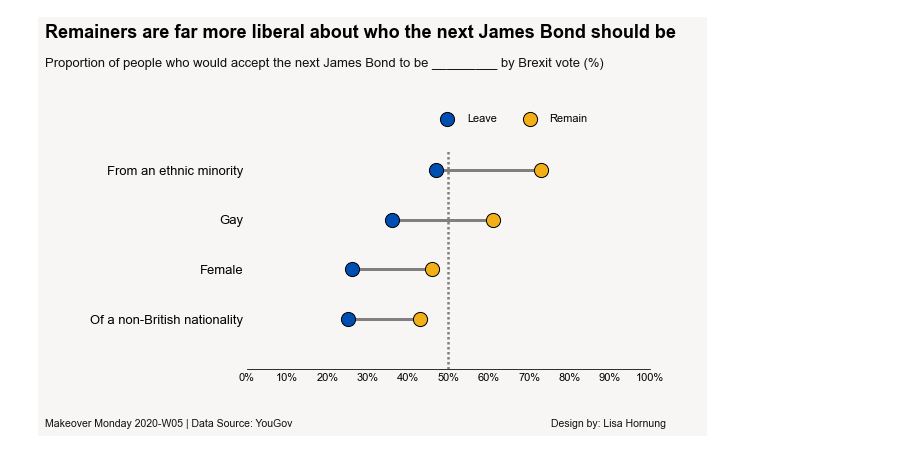
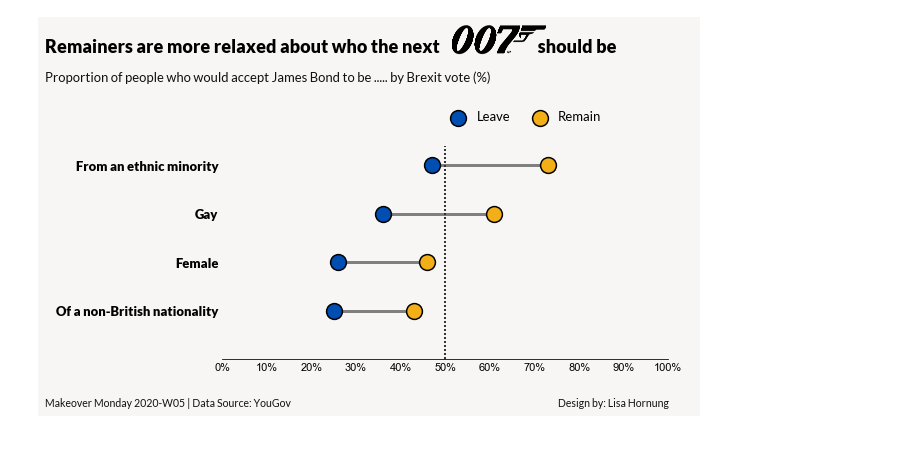
Before and after one commit to Lisa-Ho/makeover-monday, a Jupyter notebook: 2020-W05/MakeoverMonday2020W05.ipynb, the cells around one changed output. Drawn from its saved outputs; the diff is of its cells as text; code cells hidden in the pictures.

Commit message:
experimented with adding images to plots and added 007 logo to title

```diff
--- a/2020-W05/MakeoverMonday2020W05.ipynb
+++ b/2020-W05/MakeoverMonday2020W05.ipynb
@@ -11,20 +13,27 @@ df = pd.read_excel("Week5Bond.xlsx")
 df = df[df["Response"]=="Acceptable"].reset_index(drop=True)
 # %%
 # =========
+#colors and font styles
+colors = {"Remain": "#F3AF17", "Leave": "#014EB2"}
+highlight_font = font_manager.FontProperties(fname='C:\\WINDOWS\\Fonts\\007 GoldenEye.ttf')
+title_font = font_manager.FontProperties(fname='C:\\WINDOWS\\Fonts\\Lato-Black.ttf')
+label_font = font_manager.FontProperties(fname='C:\\WINDOWS\\Fonts\\Lato-Regular.ttf')
+
+# =========
 # Initialise Figure and define layout
-fig, ax = plt.subplots(figsize=(7,4))
+fig, ax = plt.subplots(figsize=(9,4))
 fig.set_facecolor("#f7f6f4")
 
-colors = {"Remain": "#F3AF17", "Leave": "#014EB2"}
+#make plot area transparent
+plt.subplots_adjust(left=0.01, bottom=0, right=0.9, top=0.80, wspace=None, hspace=None)
+plt.gca().patch.set_alpha(0)
 
 #remove grid
 for pos in ['right', 'top',  'left']:
-    plt.gca().spines[pos].set_visible(False)
+    ax.spines[pos].set_visible(False)
 
-#make plot area transparent
-plt.gca().patch.set_alpha(0)
-
-plt.subplots_adjust(left=0.1, bottom=0, right=0.9, top=0.80, wspace=None, hspace=None)
+# ===========
+# plot data
 
 # sort data by Remain values
 df = df.sort_values(by="Remain", ascending=True)
@@ -32,52 +41,59 @@ my_range=range(1,len(df.index)+1)
 
 
 # The horizontal plot is made using the hline function
 plt.hlines(y=my_range, xmin=df['Leave'], xmax=df['Remain'],linewidth=3, color='grey', alpha=1, zorder=2)
-plt.scatter(df['Leave'], my_range, s=200, color=colors["Leave"],linewidth=1, edgecolors='black',
+plt.scatter(df['Leave'], my_range, s=250, color=colors["Leave"],linewidth=1.5, edgecolors='black',
             alpha=1 , label='Leave', zorder=3)
-plt.scatter(df['Remain'], my_range, s=200, color=colors["Remain"], linewidth=1, edgecolors='black',
+plt.scatter(df['Remain'], my_range, s=250, color=colors["Remain"], linewidth=1.5, edgecolors='black',
             alpha=1, label='Remain', zorder=3)
 
+#==========
+#annotation
+plt.hlines(y=my_range, xmin=df['Leave'], xmax=df['Remain'],linewidth=3, color='grey', alpha=1, zorder=1)
+plt.plot([50, 50], [0,4.4],linestyle= (0,(1, 1)), linewidth=2, color='#333333')
 
-#annotation
-plt.hlines(y=my_range, xmin=df['Leave'], xmax=df['Remain'],linewidth=3, color='grey', alpha=1, zorder=2)
-
-plt.plot([50, 50], [0,4.4],linestyle= (0,(1, 1)), linewidth=2.5, color='grey')
-#
+# ==========
 #y-axis
 plt.tick_params(axis='both', length = 0, color = "#444444")
-plt.tick_params(axis='y', labelsize=13)
 plt.gca().set_ylim(ymin=0)
-plt.yticks(my_range, df['Category'], fontfamily='Arial')
+plt.yticks(my_range, df['Category'], fontproperties=title_font, fontsize=13)
 
 #x-axis
 plt.xticks(np.arange(0,110,10), fontfamily='Arial')
 plt.tick_params(axis='x', labelsize=11)
 plt.gca().set_xlim(xmin=0, xmax=100)
-ax.xaxis.set_major_formatter(mpl.ticker.FuncFormatter(lambda x, pos: '{:,.0f}%'.format(x)))
+plt.gca().xaxis.set_major_formatter(mpl.ticker.FuncFormatter(lambda x, pos: '{:,.0f}%'.format(x)))
 
+# ==========
 #legend
-L = ax.legend(ncol=2, frameon=False, loc='upper right',bbox_to_anchor=(0.87,1.15), fontsize=11)
-plt.setp(L.texts, family='Arial')
+L = ax.legend(ncol=2, frameon=False, loc='upper right',bbox_to_anchor=(0.87,1.15))
+plt.setp(L.texts, fontfamily="Lato", fontsize=13)
 
 
-# Add title
-plt.figtext(-0.3,1.15,'Remainers are far more liberal about who the next James Bond should be',
-         fontsize = 18, weight = 'bold', fontfamily='Arial', color='black')
-plt.figtext(-0.3,1.05, "Proportion of people who would accept the next James Bond to be _________ by Brexit vote (%)",
-            fontsize=13, ha='left',  color="#111111", fontfamily="Arial")
+# ==========
+# Title and footer
+plt.figtext(0,1.15,'Remainers are more relaxed about who the next                            should be',
+         fontsize = 18, weight = 'bold', fontproperties=title_font, color='black')
+plt.figtext(0,1.05, "Proportion of people who would accept James Bond to be ..... by Brexit vote (%)",
+            fontsize=13, ha='left',  color="#111111", fontfamily="Lato")
+
+# add logo
+newax = fig.add_axes([0.625,1.1,0.15,0.15], anchor='NE', zorder=1)
+newax.imshow(im)
+newax.axis('off')
 
 #footer
-plt.figtext(-0.3,-0.2, "Makeover Monday 2020-W05 | Data Source: YouGov", fontsize=10.5,
-            ha='left', color="#111111", fontfamily="Arial")
-plt.figtext(1.0,-0.2, "Design by: Lisa Hornung            ",
-            fontsize=10.5, ha='right', color="#111111", fontfamily="Arial")
+plt.figtext(0,-0.08, "Makeover Monday 2020-W05 | Data Source: YouGov", fontsize=10.5,
+            ha='left', color="#111111", fontfamily="Lato")
+plt.figtext(1.0,-0.08, "Design by: Lisa Hornung            ",
+            fontsize=10.5, ha='right', color="#111111", fontfamily="Lato")
 
+# ==========
 #save
 plt.savefig("MakeoverMonday2020W05_brexit-bond.png", bbox_inches="tight",pad_inches=0.2)
 
 
 # Show the graph
 plt.show()
 # %% [output]
-[figure, old version]
+[figure, new version]
```
Also changed, not shown: parts of 12 cells of this notebook, 1 other file.
